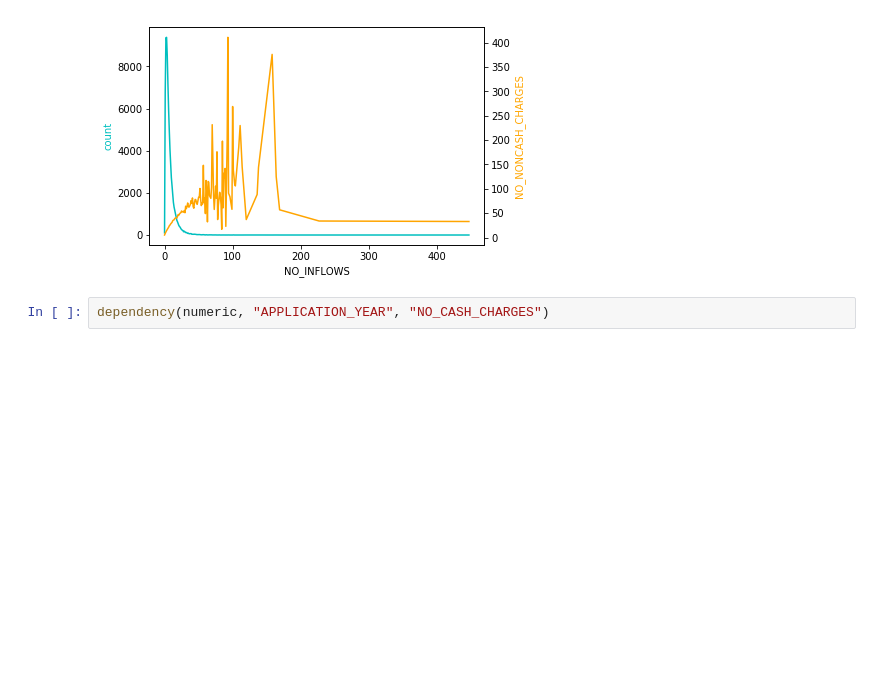
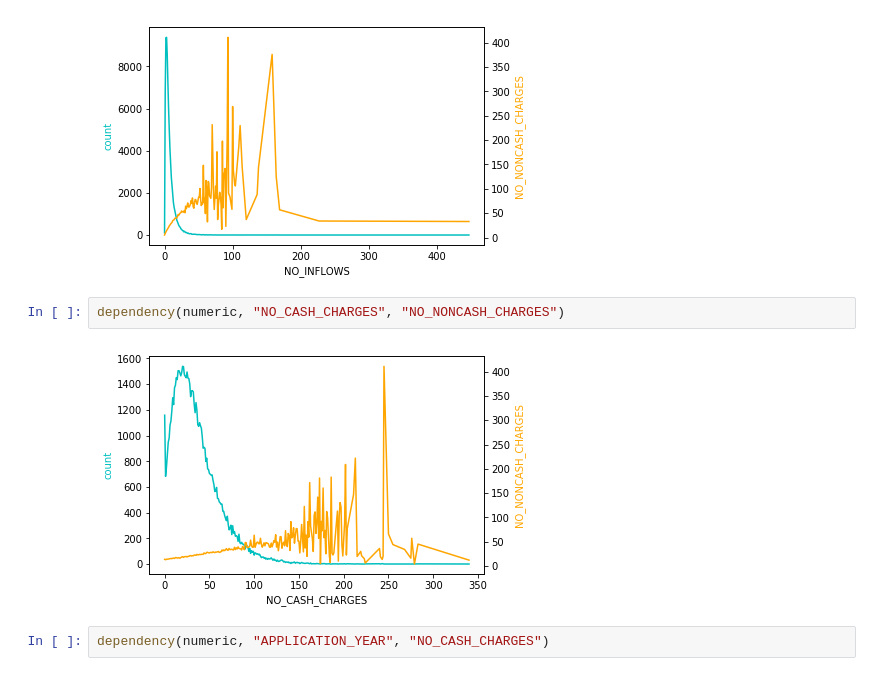
Before and after one commit to tasuki/TeamNameING, a Jupyter notebook: notebooks/Tom.ipynb, the cells around one changed output. Cells and saved outputs as stored; diff of their text form; blank space fills up the shorter version.

```diff
--- a/notebooks/Tom.ipynb
+++ b/notebooks/Tom.ipynb
@@ -223,6 +223,10 @@ dependency(numeric, "AGE", "SENIORITY")
 dependency(numeric, "NO_INFLOWS", "NO_NONCASH_CHARGES")
 # %% [output]
 [figure]
+# %%
+dependency(numeric, "NO_CASH_CHARGES", "NO_NONCASH_CHARGES")
+# %% [output]
+[figure, added]
 # %%
 dependency(numeric, "APPLICATION_YEAR", "NO_CASH_CHARGES")
 # %% [output]
```
